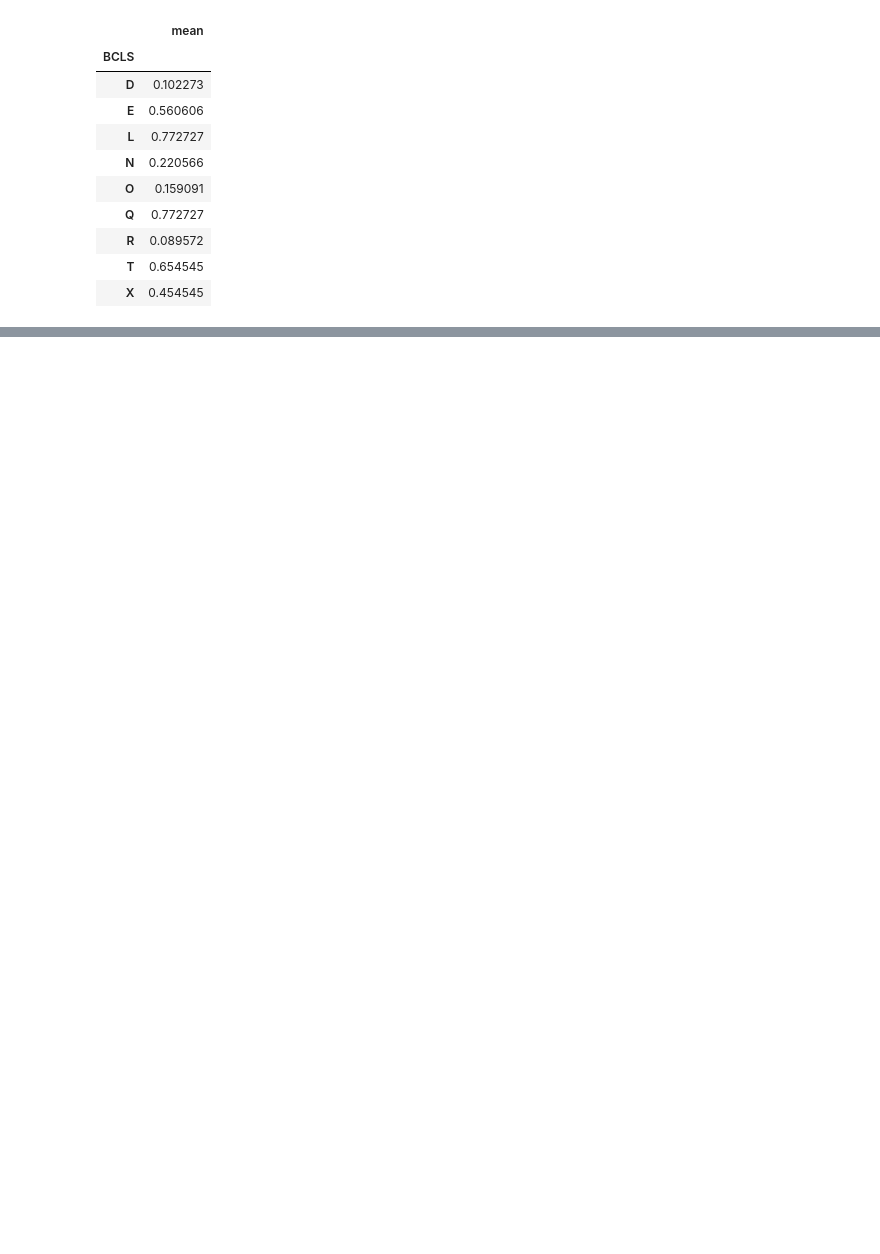
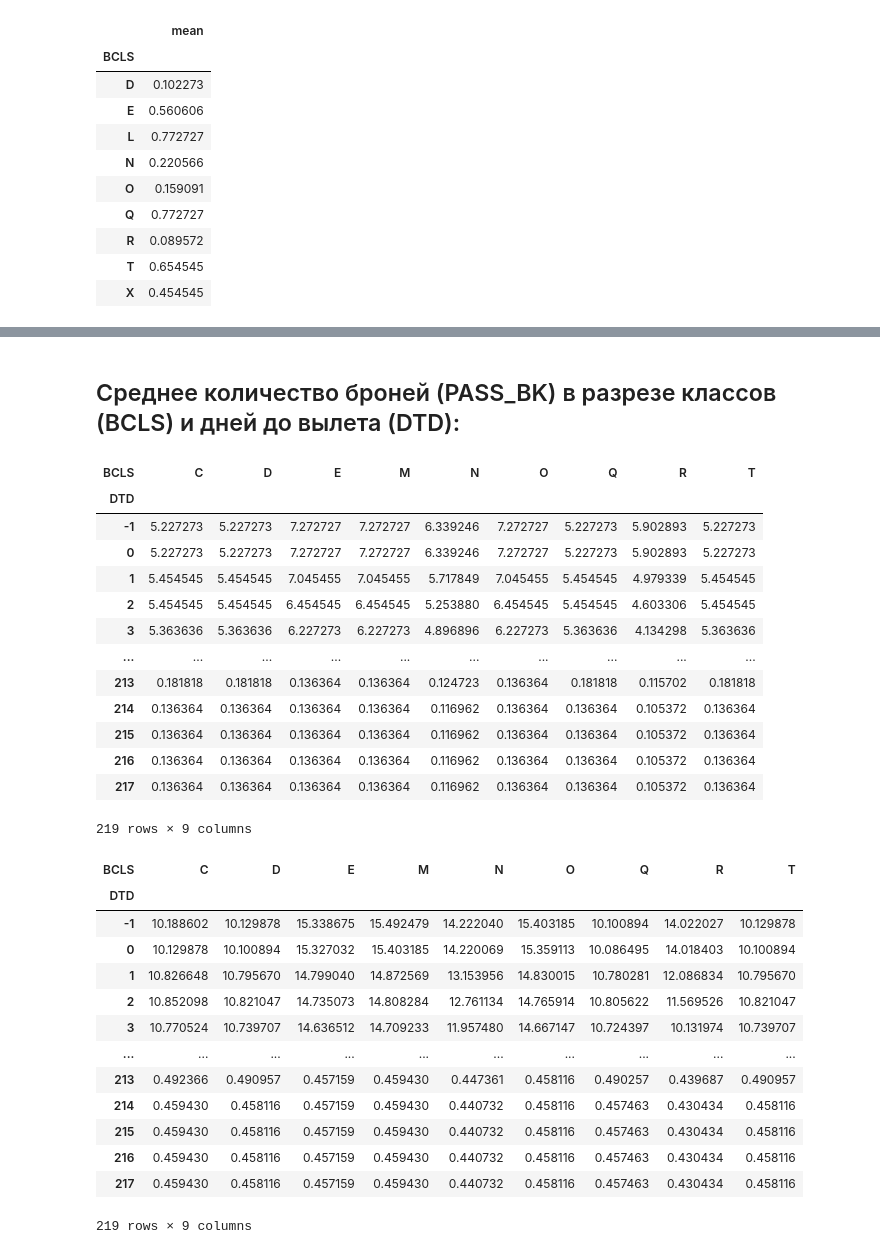
Before and after one commit to Flyer-DM/aeroflot_ML, a Jupyter notebook: профили сезонов.ipynb, the cells around one changed output, grey strips where cells are left out. Saved outputs shown, nothing was run; the diff lists cells and outputs as text; code cells hidden in the pictures; blank space fills up the shorter version.

```diff
--- a/профили сезонов.ipynb
+++ b/профили сезонов.ipynb
@@ -251,0 +353,49 @@ display(mean_ns)
+# %% [markdown]
+## Среднее количество броней (PASS_BK) в разрезе классов (BCLS) и дней до вылета (DTD):
+# %%
+mean_pass_bk = pd.pivot_table(merged, index='DTD', columns='BCLS', values='PASS_BK',
+                              aggfunc=['mean'])
+file_name = f'{str(date + flttime)} +- {str(two_hours).replace("0 days ", "")}.csv'.replace(':', '.')
+file_name = 'mean_pass_bk d ' + file_name
+mean_pass_bk.to_csv(file_name)
+mean_pass_bk = pd.read_csv(file_name, index_col=0, skiprows=lambda row: row in [0, 2])
+mean_pass_bk = mean_pass_bk.rename_axis('DTD').rename_axis('BCLS', axis=1)
+display(mean_pass_bk)
+
+std_pass_bk = pd.pivot_table(merged, index='DTD', columns='BCLS', values='PASS_BK',
+                             aggfunc=['std'])
+file_name = f'{str(date + flttime)} +- {str(two_hours).replace("0 days ", "")}.csv'.replace(':', '.')
+file_name = 'std_pass_bk d ' + file_name
+std_pass_bk.to_csv(file_name)
+std_pass_bk = pd.read_csv(file_name, index_col=0, skiprows=lambda row: row in [0, 2])
+std_pass_bk = std_pass_bk.rename_axis('DTD').rename_axis('BCLS', axis=1)
+display(std_pass_bk)
+# %% [output]
+| BCLS | C | D | E | M | N | O | Q | R | T |
+| DTD |  |  |  |  |  |  |  |  |  |
+| -1 | 5.227273 | 5.227273 | 7.272727 | 7.272727 | 6.339246 | 7.272727 | 5.227273 | 5.902893 | 5.227273 |
+| 0 | 5.227273 | 5.227273 | 7.272727 | 7.272727 | 6.339246 | 7.272727 | 5.227273 | 5.902893 | 5.227273 |
+| 1 | 5.454545 | 5.454545 | 7.045455 | 7.045455 | 5.717849 | 7.045455 | 5.454545 | 4.979339 | 5.454545 |
+| 2 | 5.454545 | 5.454545 | 6.454545 | 6.454545 | 5.253880 | 6.454545 | 5.454545 | 4.603306 | 5.454545 |
+| 3 | 5.363636 | 5.363636 | 6.227273 | 6.227273 | 4.896896 | 6.227273 | 5.363636 | 4.134298 | 5.363636 |
+| ... | ... | ... | ... | ... | ... | ... | ... | ... | ... |
+| 213 | 0.181818 | 0.181818 | 0.136364 | 0.136364 | 0.124723 | 0.136364 | 0.181818 | 0.115702 | 0.181818 |
+| 214 | 0.136364 | 0.136364 | 0.136364 | 0.136364 | 0.116962 | 0.136364 | 0.136364 | 0.105372 | 0.136364 |
+| 215 | 0.136364 | 0.136364 | 0.136364 | 0.136364 | 0.116962 | 0.136364 | 0.136364 | 0.105372 | 0.136364 |
+| 216 | 0.136364 | 0.136364 | 0.136364 | 0.136364 | 0.116962 | 0.136364 | 0.136364 | 0.105372 | 0.136364 |
+| 217 | 0.136364 | 0.136364 | 0.136364 | 0.136364 | 0.116962 | 0.136364 | 0.136364 | 0.105372 | 0.136364 |
+219 rows × 9 columns
+| BCLS | C | D | E | M | N | O | Q | R | T |
+| DTD |  |  |  |  |  |  |  |  |  |
+| -1 | 10.188602 | 10.129878 | 15.338675 | 15.492479 | 14.222040 | 15.403185 | 10.100894 | 14.022027 | 10.129878 |
+| 0 | 10.129878 | 10.100894 | 15.327032 | 15.403185 | 14.220069 | 15.359113 | 10.086495 | 14.018403 | 10.100894 |
+| 1 | 10.826648 | 10.795670 | 14.799040 | 14.872569 | 13.153956 | 14.830015 | 10.780281 | 12.086834 | 10.795670 |
+| 2 | 10.852098 | 10.821047 | 14.735073 | 14.808284 | 12.761134 | 14.765914 | 10.805622 | 11.569526 | 10.821047 |
+| 3 | 10.770524 | 10.739707 | 14.636512 | 14.709233 | 11.957480 | 14.667147 | 10.724397 | 10.131974 | 10.739707 |
+| ... | ... | ... | ... | ... | ... | ... | ... | ... | ... |
+| 213 | 0.492366 | 0.490957 | 0.457159 | 0.459430 | 0.447361 | 0.458116 | 0.490257 | 0.439687 | 0.490957 |
+| 214 | 0.459430 | 0.458116 | 0.457159 | 0.459430 | 0.440732 | 0.458116 | 0.457463 | 0.430434 | 0.458116 |
+| 215 | 0.459430 | 0.458116 | 0.457159 | 0.459430 | 0.440732 | 0.458116 | 0.457463 | 0.430434 | 0.458116 |
+| 216 | 0.459430 | 0.458116 | 0.457159 | 0.459430 | 0.440732 | 0.458116 | 0.457463 | 0.430434 | 0.458116 |
+| 217 | 0.459430 | 0.458116 | 0.457159 | 0.459430 | 0.440732 | 0.458116 | 0.457463 | 0.430434 | 0.458116 |
+219 rows × 9 columns
```
Also changed, not shown: parts of 24 cells of this notebook.
